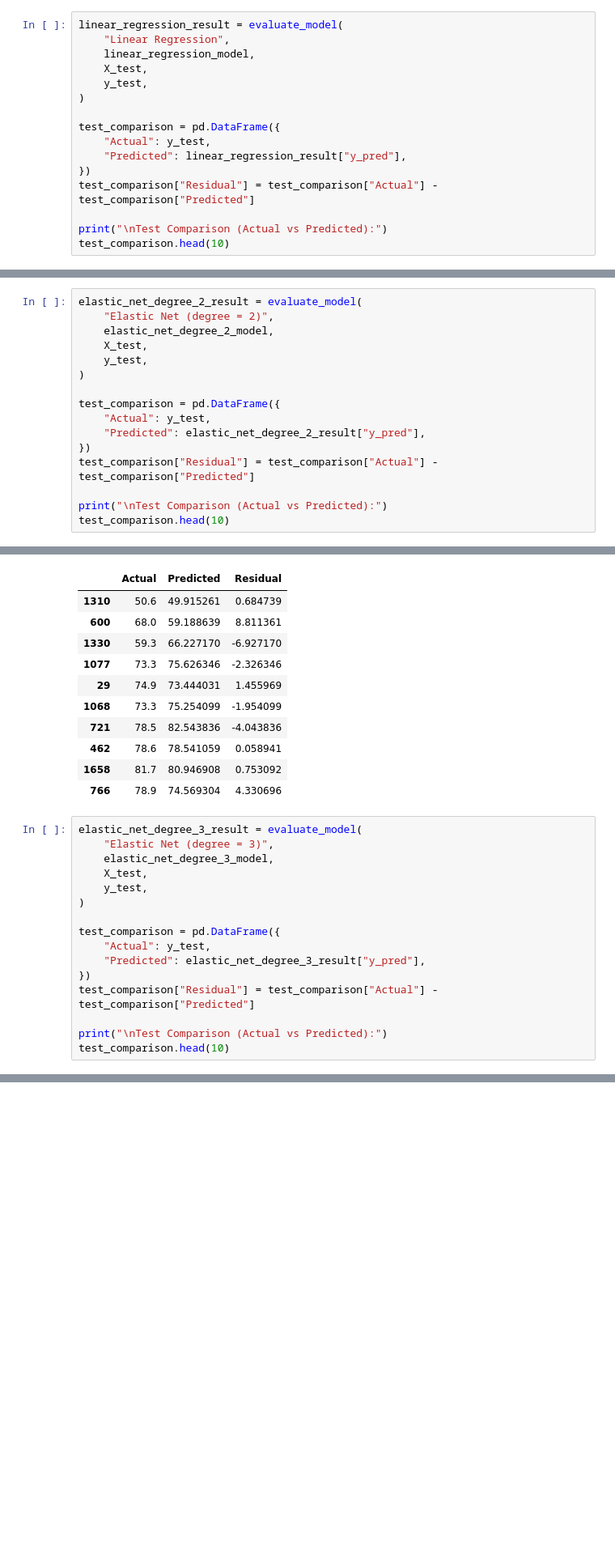
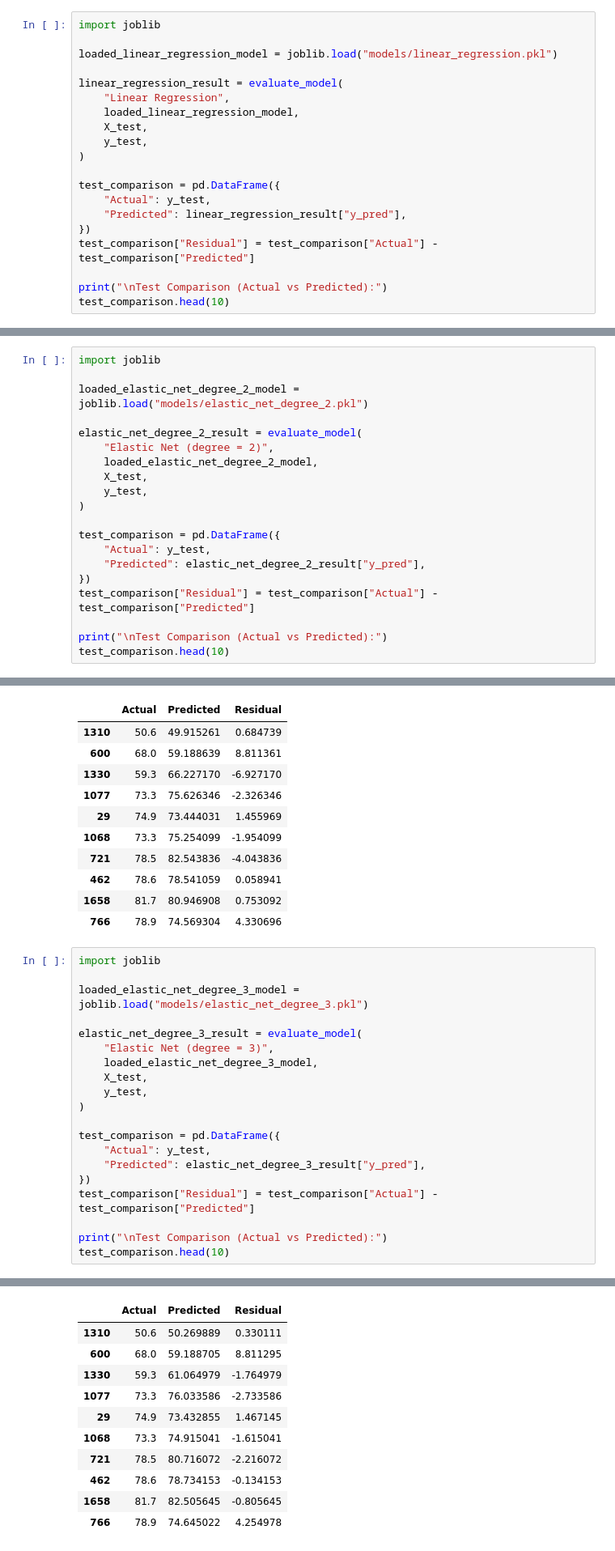
Before and after one commit to khangronky/cosc2753-assignment-1-2026b, a Jupyter notebook: notebook.ipynb, the cells around one changed output, grey strips where cells are left out. Shown at 81% size. Drawn from its saved outputs; the diff is of its cells as text; blank space fills up the shorter version.

```diff
--- a/notebook.ipynb
+++ b/notebook.ipynb
@@ -879,9 +936,13 @@ def evaluate_model(name, model, X_test, y_test):
 
     return result
 # %%
+import joblib
+
+loaded_linear_regression_model = joblib.load("models/linear_regression.pkl")
+
 linear_regression_result = evaluate_model(
     "Linear Regression",
-    linear_regression_model,
+    loaded_linear_regression_model,
     X_test,
     y_test,
 )
@@ -913,9 +974,13 @@ Test Comparison (Actual vs Predicted):
 | 1658 | 81.7 | 81.828622 | -0.128622 |
 | 766 | 78.9 | 70.112943 | 8.787057 |
 # %%
+import joblib
+
+loaded_elastic_net_degree_2_model = joblib.load("models/elastic_net_degree_2.pkl")
+
 elastic_net_degree_2_result = evaluate_model(
     "Elastic Net (degree = 2)",
-    elastic_net_degree_2_model,
+    loaded_elastic_net_degree_2_model,
     X_test,
     y_test,
 )
@@ -947,9 +1012,13 @@ Test Comparison (Actual vs Predicted):
 | 1658 | 81.7 | 80.946908 | 0.753092 |
 | 766 | 78.9 | 74.569304 | 4.330696 |
 # %%
+import joblib
+
+loaded_elastic_net_degree_3_model = joblib.load("models/elastic_net_degree_3.pkl")
+
 elastic_net_degree_3_result = evaluate_model(
     "Elastic Net (degree = 3)",
-    elastic_net_degree_3_model,
+    loaded_elastic_net_degree_3_model,
     X_test,
     y_test,
 )
@@ -962,3 +1031,4 @@ test_comparison["Residual"] = test_comparison["Actual"] - test_comparison["Predi
 
 print("\nTest Comparison (Actual vs Predicted):")
 test_comparison.head(10)
+# %% [output]
@@ -965 +1041,12 @@ test_comparison.head(10)
+|  | Actual | Predicted | Residual |
+| 1310 | 50.6 | 50.269889 | 0.330111 |
+| 600 | 68.0 | 59.188705 | 8.811295 |
+| 1330 | 59.3 | 61.064979 | -1.764979 |
+| 1077 | 73.3 | 76.033586 | -2.733586 |
+| 29 | 74.9 | 73.432855 | 1.467145 |
+| 1068 | 73.3 | 74.915041 | -1.615041 |
+| 721 | 78.5 | 80.716072 | -2.216072 |
+| 462 | 78.6 | 78.734153 | -0.134153 |
+| 1658 | 81.7 | 82.505645 | -0.805645 |
+| 766 | 78.9 | 74.645022 | 4.254978 |
 # %%
```
Also changed, not shown: parts of 12 cells of this notebook, 4 other files.
